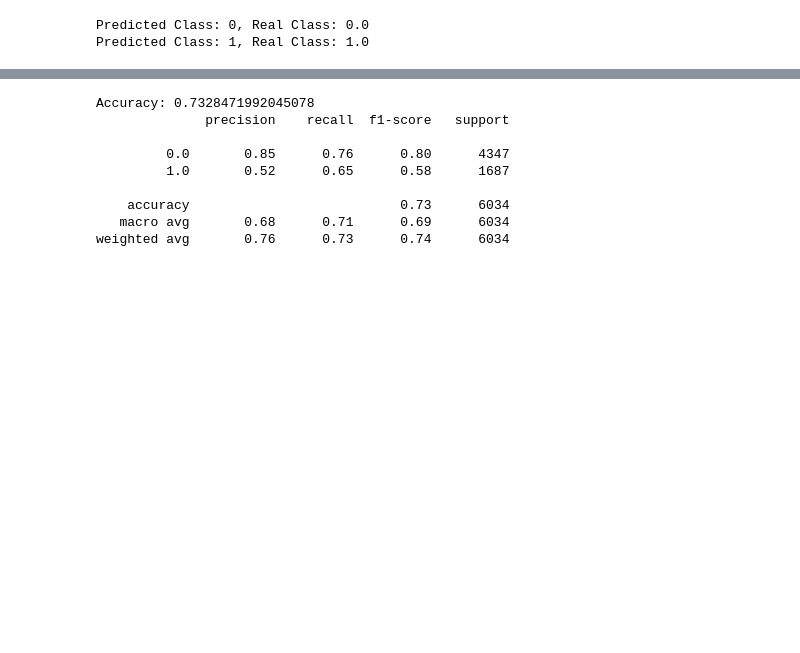
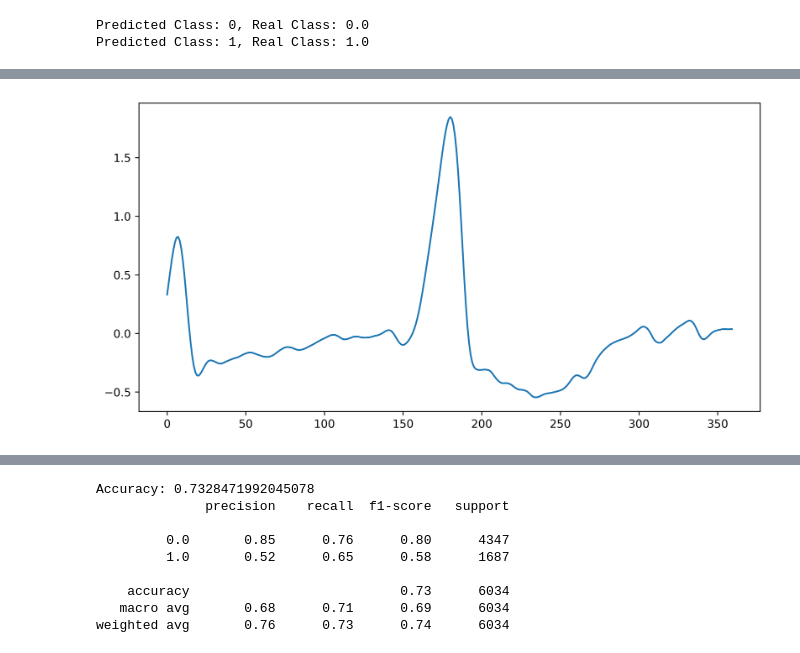
Before and after one commit to rahulpemmaraju/arrhythmia_detection, a Jupyter notebook: visualize_hsnn.ipynb, the cells around one changed output, grey strips where cells are left out. Drawn from its saved outputs; the diff is of its cells as text; code cells hidden in the pictures; blank space fills up the shorter version.

```diff
--- a/visualize_hsnn.ipynb
+++ b/visualize_hsnn.ipynb
@@ -163,3 +166,8 @@ pos_b_2 = pos_b_2.squeeze().numpy()
 # %% [output]
 Predicted Class: 0, Real Class: 0.0
 Predicted Class: 1, Real Class: 1.0
+# %%
+pos_example, label = test_dataset.__getitem__(6029)
+
+for i, (_, label) in enumerate(test_dataset):
+    print(i, label.max())
@@ -166,3 +192,14 @@ Predicted Class: 1, Real Class: 1.0
+# %%
+fig, axes = plt.subplots(1, 1, figsize=(10, 5), dpi=600)
+
+# x axes
+x_pos = np.arange(len(pos_example))
+
+axes.plot(x_pos, pos_example)
+
+plt.show()
+# %% [output]
+[figure, added]
 # %%
 fig, axes = plt.subplots(
     4, 2,
```
Also changed, not shown: parts of 4 cells of this notebook, 9 other files.
